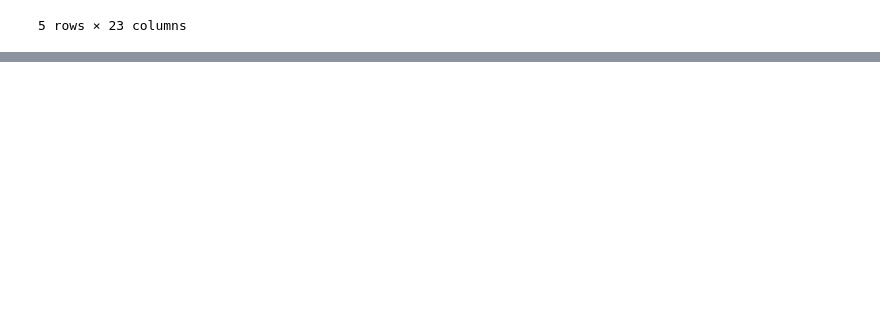
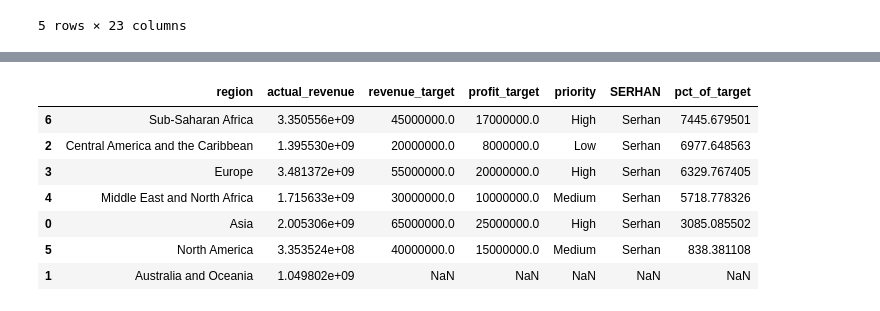
Before and after one commit to serhanoztas/Data_Science_New_Era, a Jupyter notebook: Lesson11-Refresh Connection.ipynb, the cells around one changed output, grey strips where cells are left out. Drawn from its saved outputs; the diff is of its cells as text; code cells hidden in the pictures; blank space fills up the shorter version.

```diff
--- a/Lesson11-Refresh Connection.ipynb
+++ b/Lesson11-Refresh Connection.ipynb
@@ -90,0 +123,3 @@ df_merge_sales_item.head().reset_index(drop=True)
+# %%
+df_sales_by_region = df_sales.groupby('region').agg({'total_revenue': 'sum'}).rename(columns={'total_revenue': 'actual_revenue'}).reset_index()
+df_sales_by_region.head().reset_index(drop=True)
@@ -90,0 +137,7 @@ df_merge_sales_item.head().reset_index(drop=True)
+# %%
+df_merged2 = df_sales_by_region .merge(df_regiontargets,
+                                       how='left',
+                                       on='region',
+                                       suffixes=('_sales_by_region', '_regiontargets')
+                                       )
+df_merged2.head().reset_index(drop=True)
@@ -90,0 +151,12 @@ df_merge_sales_item.head().reset_index(drop=True)
+# %%
+df_merged2['pct_of_target'] = df_merged2['actual_revenue']/df_merged2['revenue_target']*100
+df_merged2.sort_values('pct_of_target',ascending=False)
+# %% [output]
+|  | region | actual_revenue | revenue_target | profit_target | priority | SERHAN | pct_of_target |
+| 6 | Sub-Saharan Africa | 3.350556e+09 | 45000000.0 | 17000000.0 | High | Serhan | 7445.679501 |
+| 2 | Central America and the Caribbean | 1.395530e+09 | 20000000.0 | 8000000.0 | Low | Serhan | 6977.648563 |
+| 3 | Europe | 3.481372e+09 | 55000000.0 | 20000000.0 | High | Serhan | 6329.767405 |
+| 4 | Middle East and North Africa | 1.715633e+09 | 30000000.0 | 10000000.0 | Medium | Serhan | 5718.778326 |
+| 0 | Asia | 2.005306e+09 | 65000000.0 | 25000000.0 | High | Serhan | 3085.085502 |
+| 5 | North America | 3.353524e+08 | 40000000.0 | 15000000.0 | Medium | Serhan | 838.381108 |
+| 1 | Australia and Oceania | 1.049802e+09 | NaN | NaN | NaN | NaN | NaN |
```
Also changed, not shown: parts of 8 cells of this notebook.
